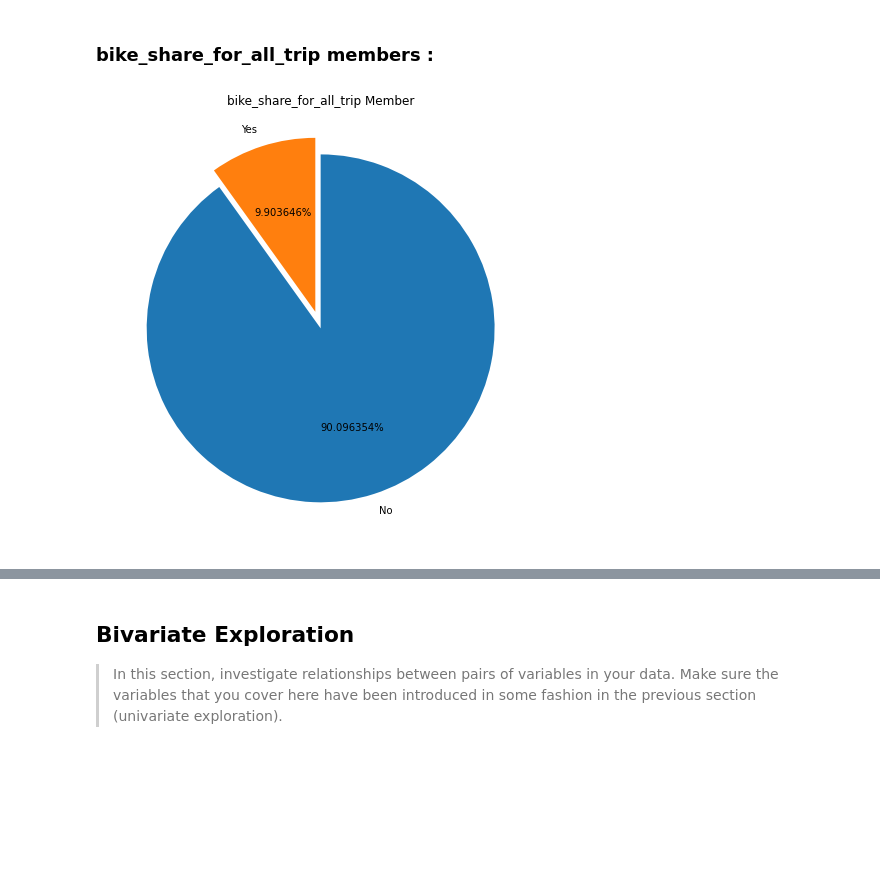
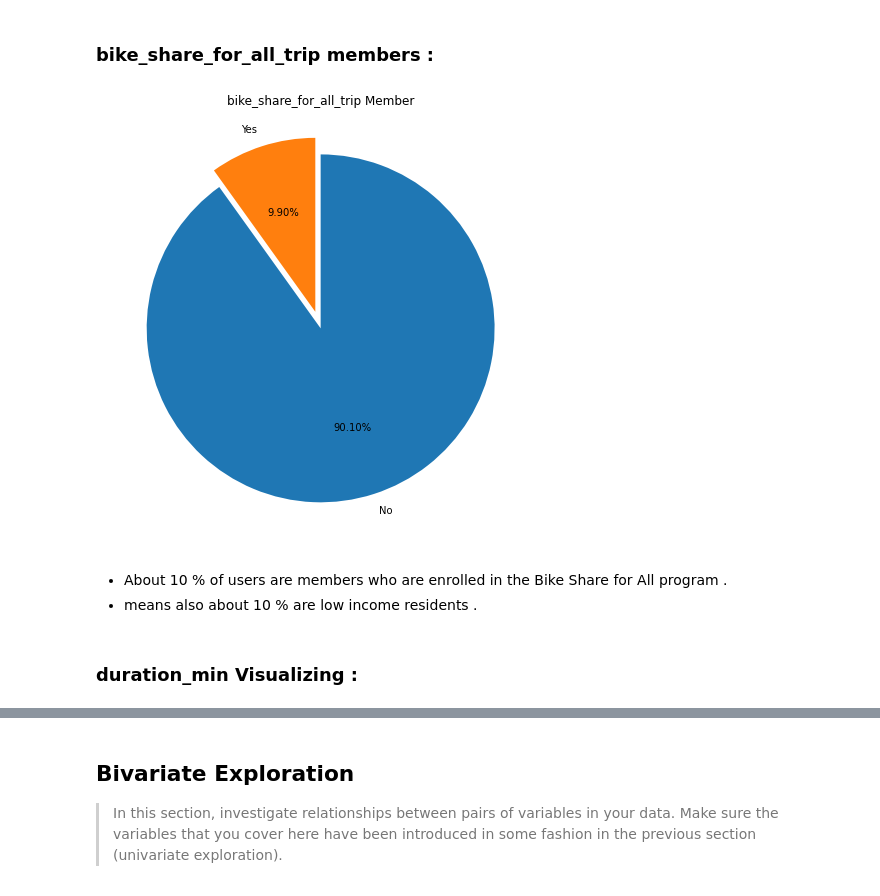
Before and after one commit to Theabdelkader/Communicate-Data-Findings-Ford-GoBike-System, a Jupyter notebook: exploration_template.ipynb, the cells around one changed output, grey strips where cells are left out. Saved outputs shown, nothing was run; the diff lists cells and outputs as text; code cells hidden in the pictures; blank space fills up the shorter version.

```diff
--- a/exploration_template.ipynb
+++ b/exploration_template.ipynb
@@ -407,7 +468,12 @@ plt.pie(df['user_type'].value_counts(), labels = ['subscriber','customer'],
 # %%
 plt.figure(figsize=(8,8))
 plt.pie(df['bike_share_for_all_trip'].value_counts(), labels = ['No','Yes'],
-        explode =(0 , 0.1)  , startangle = 90, counterclock = False, autopct='%1f%%' );
+        explode =(0 , 0.1)  , startangle = 90, counterclock = False, autopct='%1.2f%%' );
 plt.title('bike_share_for_all_trip Member');
 # %% [output]
-[figure, old version]
+[figure, new version]
+# %% [markdown]
+- About 10 % of users are members who are enrolled in the Bike Share for All program .
+- means also about 10 % are low income residents .
+# %% [markdown]
+### duration_min Visualizing :
```
Also changed, not shown: parts of 10 cells of this notebook.
